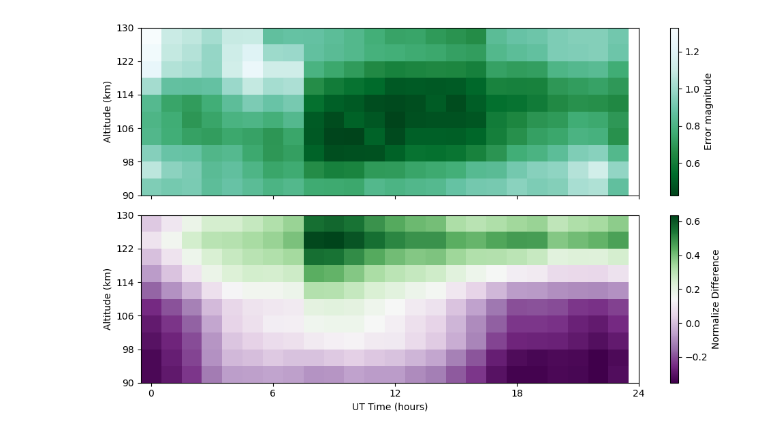
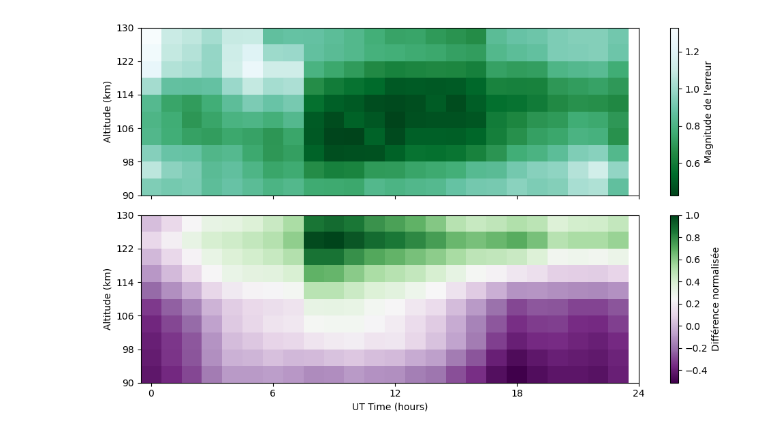
Before and after one commit to remy-guillermin/WACCM-Analysis, a Jupyter notebook: Scripts/Data-Analysis/global-analysis.ipynb, the cells around one changed output. Cells and saved outputs as stored; diff of their text form; code cells hidden in the pictures.

```diff
--- a/Scripts/Data-Analysis/global-analysis.ipynb
+++ b/Scripts/Data-Analysis/global-analysis.ipynb
@@ -31,8 +31,8 @@ abs_diff[zero] = 1
 good = np.sum(abs_diff < dNe_EXP, axis = 0)/count
 abs_diff[zero] = 0
 
-abs_diff = np.nansum(abs_diff, axis=0)/count
-norm_diff = np.nansum(norm_diff, axis=0)/count
+norm_diff = np.nansum(norm_diff, axis=0)
+norm_diff = norm_diff/np.max(np.abs(norm_diff))
 count = count/len(Ne_EXP)
 # %%
 fig, axs = plt.subplots(2, figsize=(10, 6), sharex=True)
@@ -42,33 +42,33 @@ X, Y = np.meshgrid(time_bins, H_bins+2)
 #grid = count.reshape(len(H_bins), len(time_bins))[::-1]
 #sc = axs[0].pcolormesh(X, Y, grid, cmap='BuGn_r', vmin=0, vmax=1)
 #cbar = fig.colorbar(sc, ax=axs[0])
 #cbar.set_label(r"Fréquence d'apparition")
 
 #grid = good.reshape(len(H_bins), len(time_bins))[::-1]
 #sc = axs[1].pcolormesh(X, Y, grid, cmap='BuGn_r', vmin=0, vmax=1)
 #cbar = fig.colorbar(sc, ax=axs[1])
 #cbar.set_label(r'Fréquence de bon fit')
 
 grid = err_mag.reshape(len(H_bins), len(time_bins))[::-1]
 sc = axs[0].pcolormesh(X, Y, grid, cmap='BuGn_r')
 cbar = fig.colorbar(sc, ax=axs[0])
-cbar.set_label(r'Error magnitude')
+cbar.set_label(r"Magnitude de l'erreur")
 
 grid = norm_diff.reshape(len(H_bins), len(time_bins))[::-1]
 sc = axs[1].pcolormesh(X, Y, grid, cmap='PRGn')
 cbar = fig.colorbar(sc, ax=axs[1])
-cbar.set_label(r'Normalize Difference')
+cbar.set_label(r'Différence normalisée')
 
 
 for ax in axs:
     ax.set_ylabel('Altitude (km)')
     ax.set_yticks(np.linspace(90,130,6))
     ax.set_ylim(90,130)
 
 axs[-1].set_xlabel('UT Time (hours)')
 axs[-1].set_xticks(np.linspace(0,24,5))
 
 plt.tight_layout()
 plt.show()
 # %% [output]
-[figure, old version]
+[figure, new version]
```
